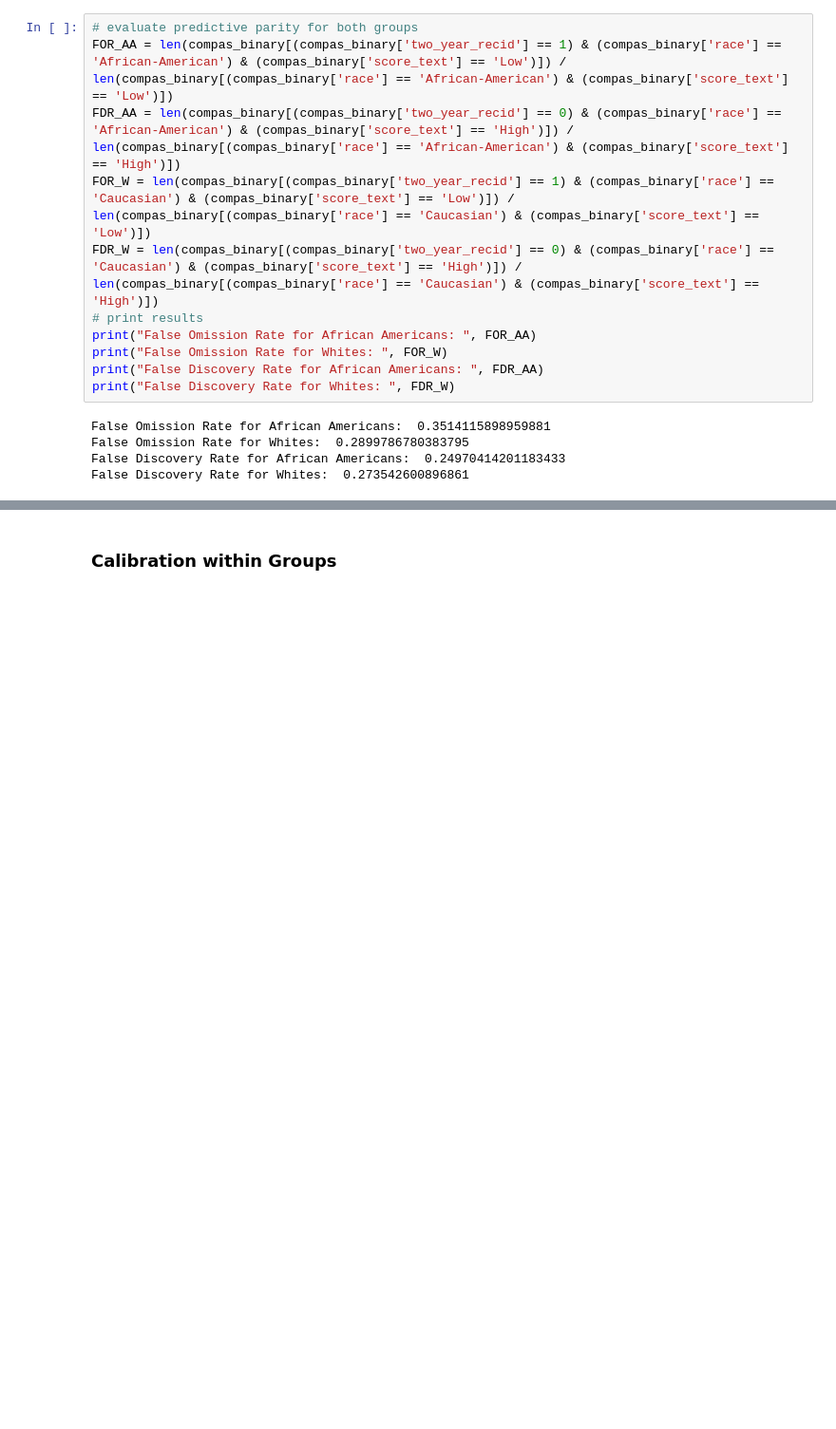
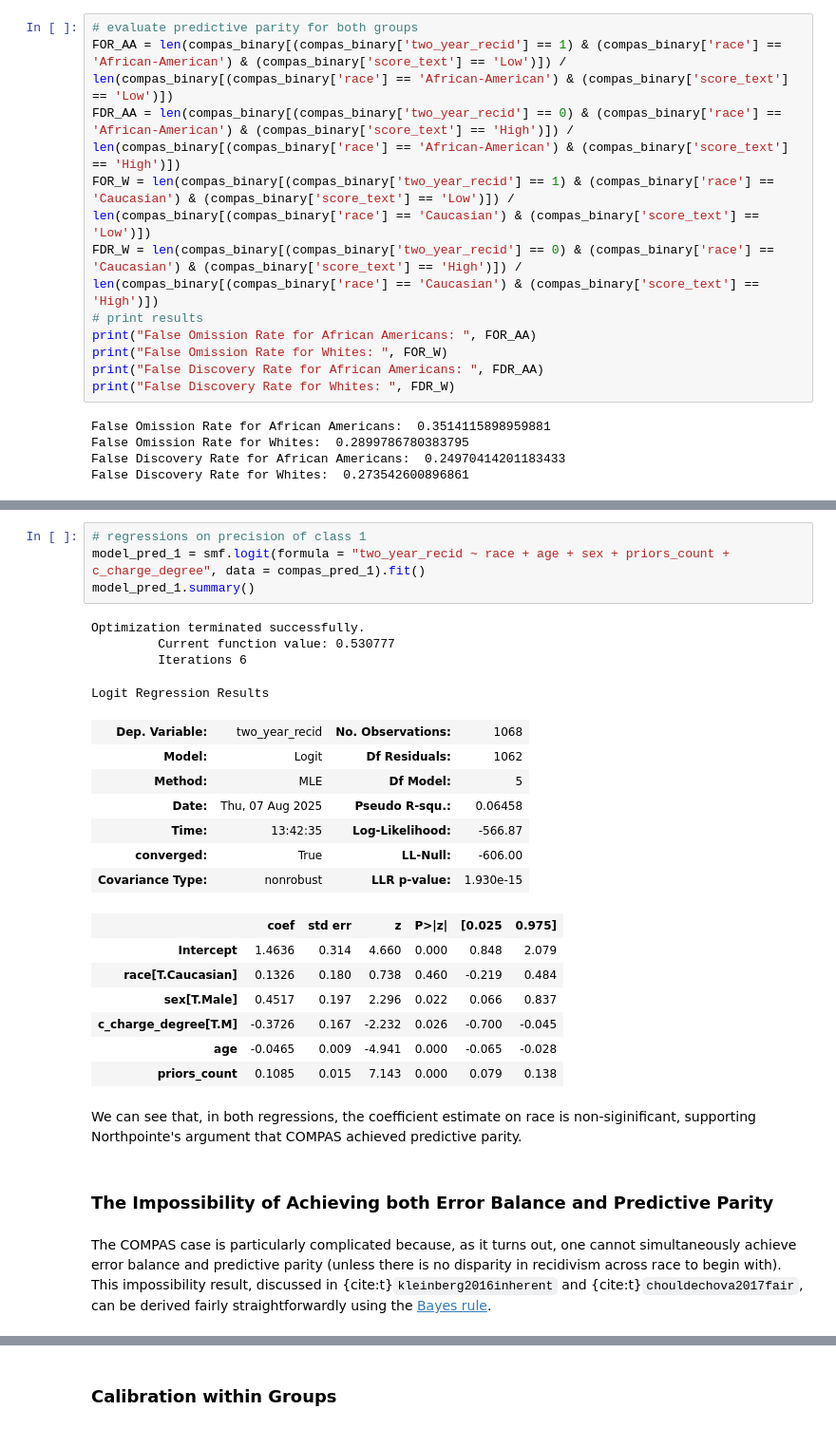
Before and after one commit to mochenyang/Responsible-AI, a Jupyter notebook: book/content/1-2-measure.ipynb, the cells around one changed output, grey strips where cells are left out. Shown: that part at 95% size. Saved outputs shown, nothing was run; the diff lists cells and outputs as text; blank space fills up the shorter version.

```diff
--- a/book/content/1-2-measure.ipynb
+++ b/book/content/1-2-measure.ipynb
@@ -252,0 +309,29 @@ Here, we find that the false omission rate (i.e., labeled as low-risk, but did r
+# %%
+# regressions on precision of class 1
+model_pred_1 = smf.logit(formula = "two_year_recid ~ race + age + sex + priors_count + c_charge_degree", data = compas_pred_1).fit()
+model_pred_1.summary()
+# %% [output]
+Optimization terminated successfully.
+         Current function value: 0.530777
+         Iterations 6
+Logit Regression Results
+| Dep. Variable: | two_year_recid | No. Observations: | 1068 |
+| Model: | Logit | Df Residuals: | 1062 |
+| Method: | MLE | Df Model: | 5 |
+| Date: | Thu, 07 Aug 2025 | Pseudo R-squ.: | 0.06458 |
+| Time: | 13:42:35 | Log-Likelihood: | -566.87 |
+| converged: | True | LL-Null: | -606.00 |
+| Covariance Type: | nonrobust | LLR p-value: | 1.930e-15 |
+|  | coef | std err | z | P>|z| | [0.025 | 0.975] |
+| Intercept | 1.4636 | 0.314 | 4.660 | 0.000 | 0.848 | 2.079 |
+| race[T.Caucasian] | 0.1326 | 0.180 | 0.738 | 0.460 | -0.219 | 0.484 |
+| sex[T.Male] | 0.4517 | 0.197 | 2.296 | 0.022 | 0.066 | 0.837 |
+| c_charge_degree[T.M] | -0.3726 | 0.167 | -2.232 | 0.026 | -0.700 | -0.045 |
+| age | -0.0465 | 0.009 | -4.941 | 0.000 | -0.065 | -0.028 |
+| priors_count | 0.1085 | 0.015 | 7.143 | 0.000 | 0.079 | 0.138 |
+# %% [markdown]
+We can see that, in both regressions, the coefficient estimate on race is non-siginificant, supporting Northpointe's argument that COMPAS achieved predictive parity.
+# %% [markdown]
+### The Impossibility of Achieving both Error Balance and Predictive Parity
+# %% [markdown]
+The COMPAS case is particularly complicated because, as it turns out, one cannot simultaneously achieve error balance and predictive parity (unless there is no disparity in recidivism across race to begin with). This impossibility result, discussed in {cite:t}`kleinberg2016inherent` and {cite:t}`chouldechova2017fair`, can be derived fairly straightforwardly using the [Bayes rule](https://en.wikipedia.org/wiki/Bayes%27_theorem).
```
Also changed, not shown: parts of 20 cells of this notebook, 2 other files.
